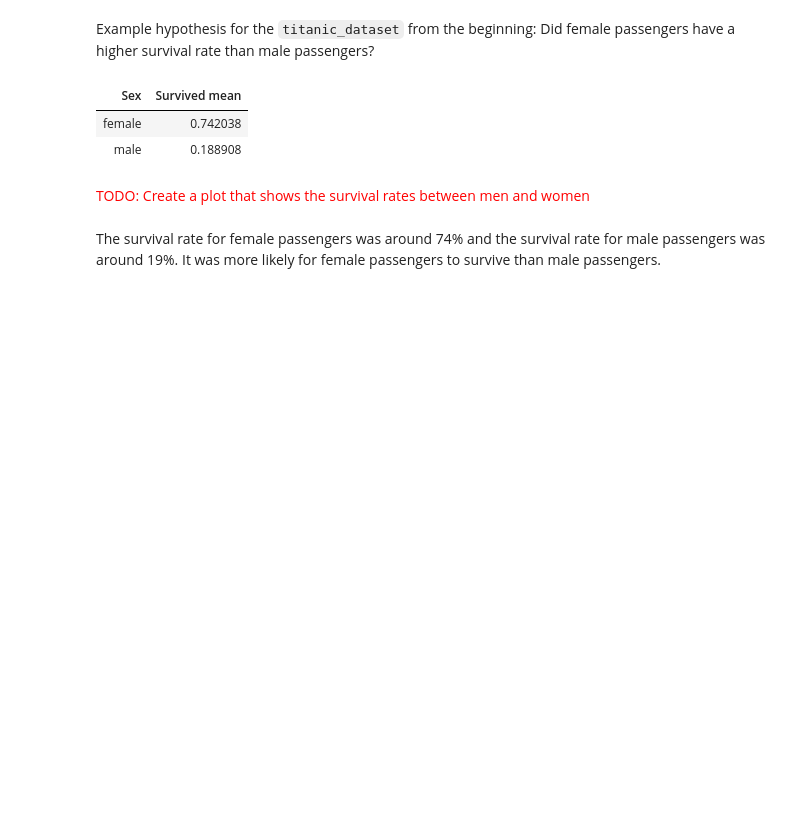
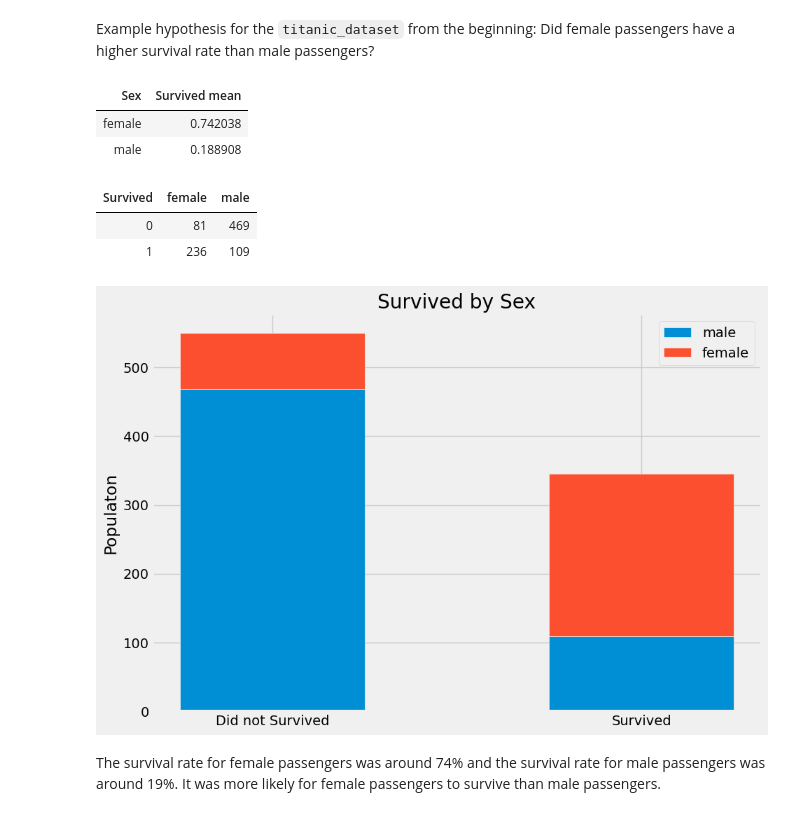
Before and after one commit to ds-modules/PUBPOL-ETHSTD-C164A-SP23, a Jupyter notebook: Data Cleaning EDA Notebook.ipynb, the cells around one changed output. Cells and saved outputs as stored; diff of their text form; code cells hidden in the pictures; blank space fills up the shorter version.

Commit message:
finish 3 todo

```diff
--- a/Data Cleaning EDA Notebook.ipynb
+++ b/Data Cleaning EDA Notebook.ipynb
@@ -818,9 +826,33 @@ titanic_dataset.group('Sex', np.mean).select('Sex', 'Survived mean')
 | Sex | Survived mean |
 | female | 0.742038 |
 | male | 0.188908 |
-# %% [markdown]
-<font color = red> TODO:
-    Create a plot that shows the survival rates between men and women
+# %%
+SurvivedBySex=titanic_dataset.pivot('Sex','Survived')
+SurvivedBySex
+# %% [output]
+| Survived | female | male |
+| 0 | 81 | 469 |
+| 1 | 236 | 109 |
+# %%
+N = 2
+
+male = (469, 109)
+female = (81, 236)
+ind = np.arange(N)
+width = 0.5
+
+fig = plt.subplots(figsize =(10, 7))
+p1 = plt.bar(ind, male, width)
+p2 = plt.bar(ind, female, width,
+             bottom = male)
+plt.ylabel('Populaton')
+plt.title('Survived by Sex')
+plt.xticks(ind, ('Did not Survived', 'Survived'))
+plt.legend((p1[0], p2[0]), ('male', 'female'))
+
+plt.show()
+# %% [output]
+[figure, added]
 # %% [markdown]
 The survival rate for female passengers was around 74% and the survival rate for male passengers was around 19%. It was more likely for female passengers to survive than male passengers.
 # %% [markdown]
```
Also changed, not shown: parts of 3 cells of this notebook.
